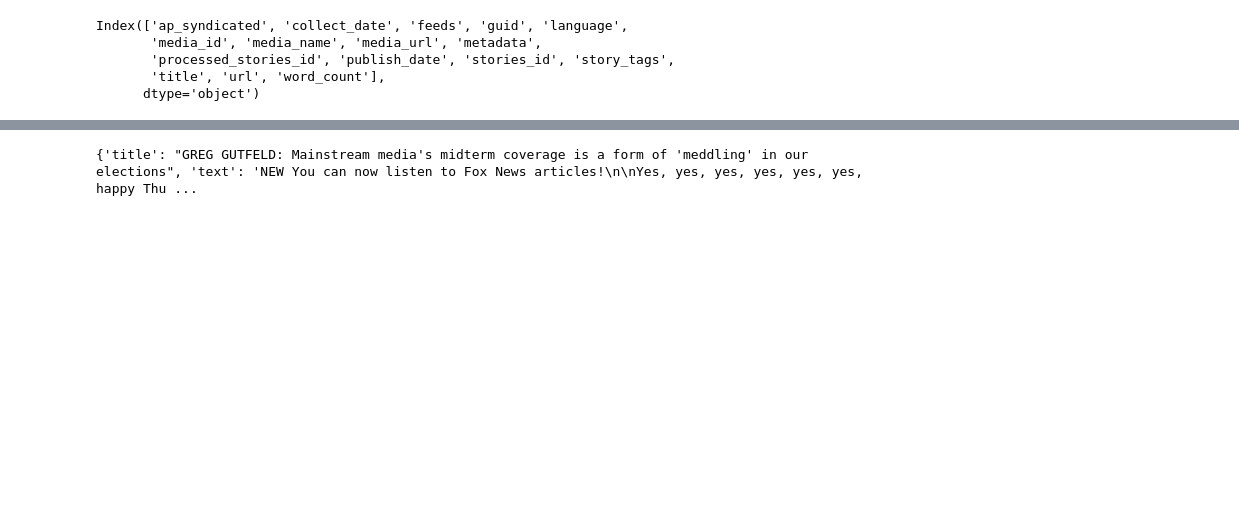
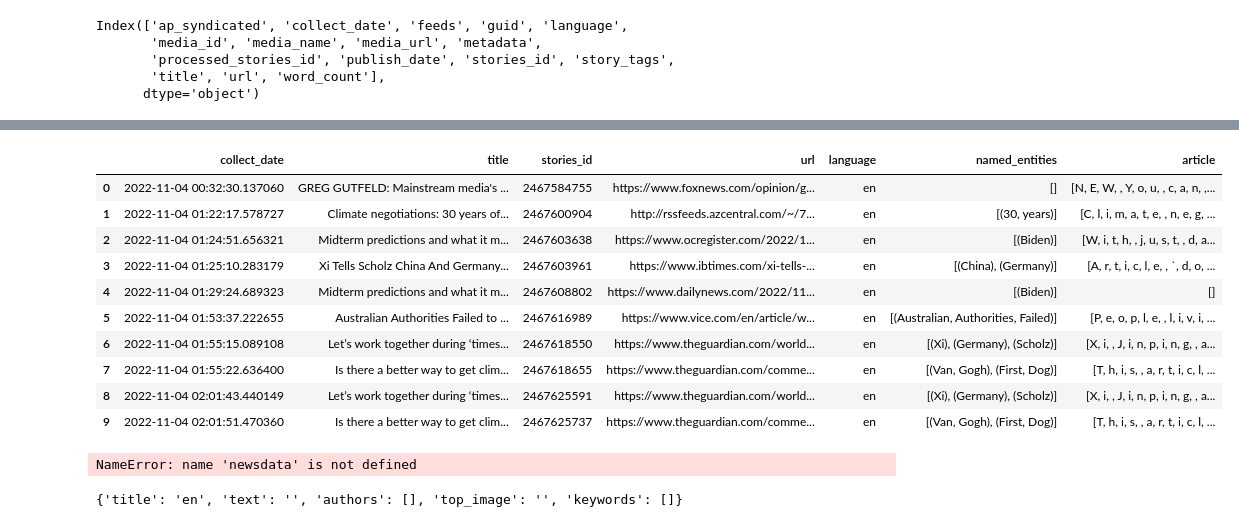
Before and after one commit to animeshsg/Textflow_Analysis, a Jupyter notebook: Webscraper_ner.ipynb, the cells around one changed output, grey strips where cells are left out. Cells and saved outputs as stored; diff of their text form; code cells hidden in the pictures; blank space fills up the shorter version.

```diff
--- a/Webscraper_ner.ipynb
+++ b/Webscraper_ner.ipynb
@@ -11,6 +11,7 @@ API_KEY = os.getenv('API_KEY')
 # %%
 newsdata=pd.read_csv("test_data.csv")
-newsdata.columns
+#print(newsdata.columns)
+newsdata=newsdata[["collect_date","title","stories_id","url","language"]]
 # %% [output]
 Index(['ap_syndicated', 'collect_date', 'feeds', 'guid', 'language',
        'media_id', 'media_name', 'media_url', 'metadata',
@@ -20,3 +21,26 @@ Index(['ap_syndicated', 'collect_date', 'feeds', 'guid', 'language',
 # %%
 test_url=newsdata["url"][0]
 test_lang=newsdata["language"][0]
+# %%
+def get_article(url,lang):
+    try:
+        print(url)
+        article=newspaper.Article(url,lang)
+        article.download()
+        article.parse()
+
+        # article ={
+        # "title": str(article.title),
+        # "text": str(article.text),
+        # "authors": article.authors,
+        # "published_date": str(article.publish_date),
+        # "top_image": str(article.top_image),
+        # "videos": article.movies,
+        # "keywords": article.keywords,
+        # "summary": str(article.summary)
+        # }
+        return str(article.text)
+    except Exception as e:
+        return str(e)
+# %%
+newsdata["article"]=newsdata.apply(lambda row:list(get_article(row.url,row.language)),axis=1)
@@ -23 +86,23 @@ test_lang=newsdata["language"][0]
+# %%
+newsdata["named_entities"]=""
+newsdata.to_pickle("./newsdata.pkl")
+newsdata["named_entities"]=newsdata.apply(lambda row: list(ner(row.title).ents),axis=1)
+# %%
+newsdata.head(10)
+# %% [output]
+|  | collect_date | title | stories_id | url | language | named_entities | article |
+| 0 | 2022-11-04 00:32:30.137060 | GREG GUTFELD: Mainstream media's ... | 2467584755 | https://www.foxnews.com/opinion/g... | en | [] | [N, E, W, , Y, o, u, , c, a, n, ,... |
+| 1 | 2022-11-04 01:22:17.578727 | Climate negotiations: 30 years of... | 2467600904 | http://rssfeeds.azcentral.com/~/7... | en | [(30, years)] | [C, l, i, m, a, t, e, , n, e, g, ... |
+| 2 | 2022-11-04 01:24:51.656321 | Midterm predictions and what it m... | 2467603638 | https://www.ocregister.com/2022/1... | en | [(Biden)] | [W, i, t, h, , j, u, s, t, , d, a... |
+| 3 | 2022-11-04 01:25:10.283179 | Xi Tells Scholz China And Germany... | 2467603961 | https://www.ibtimes.com/xi-tells-... | en | [(China), (Germany)] | [A, r, t, i, c, l, e, , `, d, o, ... |
+| 4 | 2022-11-04 01:29:24.689323 | Midterm predictions and what it m... | 2467608802 | https://www.dailynews.com/2022/11... | en | [(Biden)] | [] |
+| 5 | 2022-11-04 01:53:37.222655 | Australian Authorities Failed to ... | 2467616989 | https://www.vice.com/en/article/w... | en | [(Australian, Authorities, Failed)] | [P, e, o, p, l, e, , l, i, v, i, ... |
+| 6 | 2022-11-04 01:55:15.089108 | Let’s work together during ‘times... | 2467618550 | https://www.theguardian.com/world... | en | [(Xi), (Germany), (Scholz)] | [X, i, , J, i, n, p, i, n, g, , a... |
+| 7 | 2022-11-04 01:55:22.636400 | Is there a better way to get clim... | 2467618655 | https://www.theguardian.com/comme... | en | [(Van, Gogh), (First, Dog)] | [T, h, i, s, , a, r, t, i, c, l, ... |
+| 8 | 2022-11-04 02:01:43.440149 | Let’s work together during ‘times... | 2467625591 | https://www.theguardian.com/world... | en | [(Xi), (Germany), (Scholz)] | [X, i, , J, i, n, p, i, n, g, , a... |
+| 9 | 2022-11-04 02:01:51.470360 | Is there a better way to get clim... | 2467625737 | https://www.theguardian.com/comme... | en | [(Van, Gogh), (First, Dog)] | [T, h, i, s, , a, r, t, i, c, l, ... |
+# %%
+print(newsdata.article[2])
+# %% [output]
+NameError: name 'newsdata' is not defined
 # %%
@@ -25,17 +111,13 @@ article=newspaper.Article(test_url,test_lang)
 article.download()
 article.parse()
 # %%
-article ={
+test_article ={
     "title": str(article.title),
     "text": str(article.text),
     "authors": article.authors,
-    "published_date": str(article.publish_date),
     "top_image": str(article.top_image),
-    "videos": article.movies,
     "keywords": article.keywords,
-    "summary": str(article.summary)
 }
+print(test_article)
+# %% [output]
+{'title': 'en', 'text': '', 'authors': [], 'top_image': '', 'keywords': []}
-# %%
-print(article)
-# %% [output]
-{'title': "GREG GUTFELD: Mainstream media's midterm coverage is a form of 'meddling' in our elections", 'text': 'NEW You can now listen to Fox News articles!\n\nYes, yes, yes, yes, yes, yes, happy Thu ...
```
Also changed, not shown: parts of 7 cells of this notebook, 17 other files.
